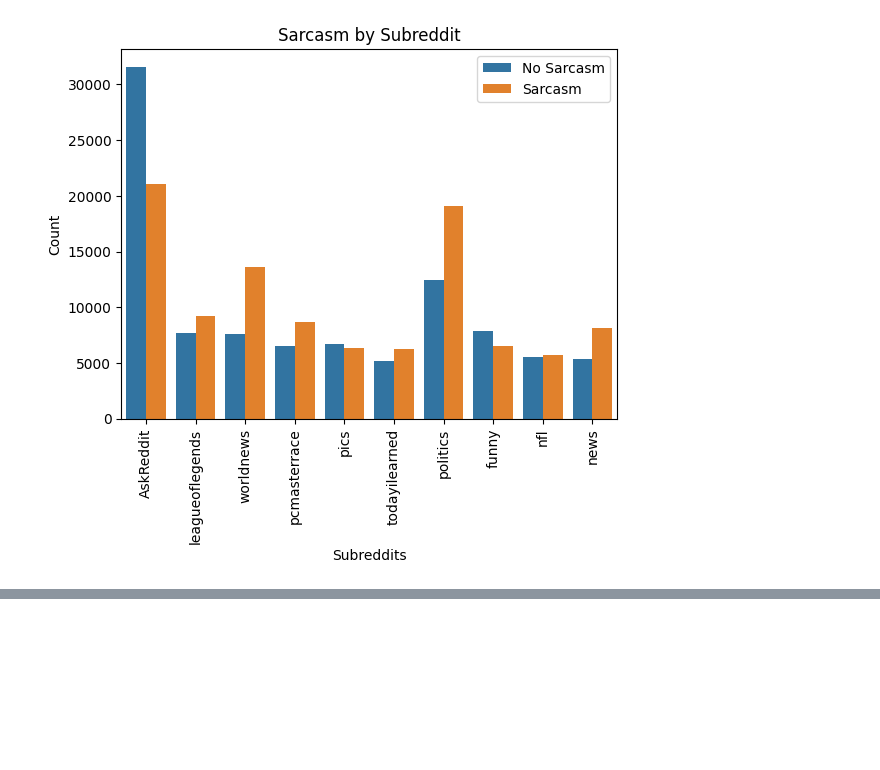
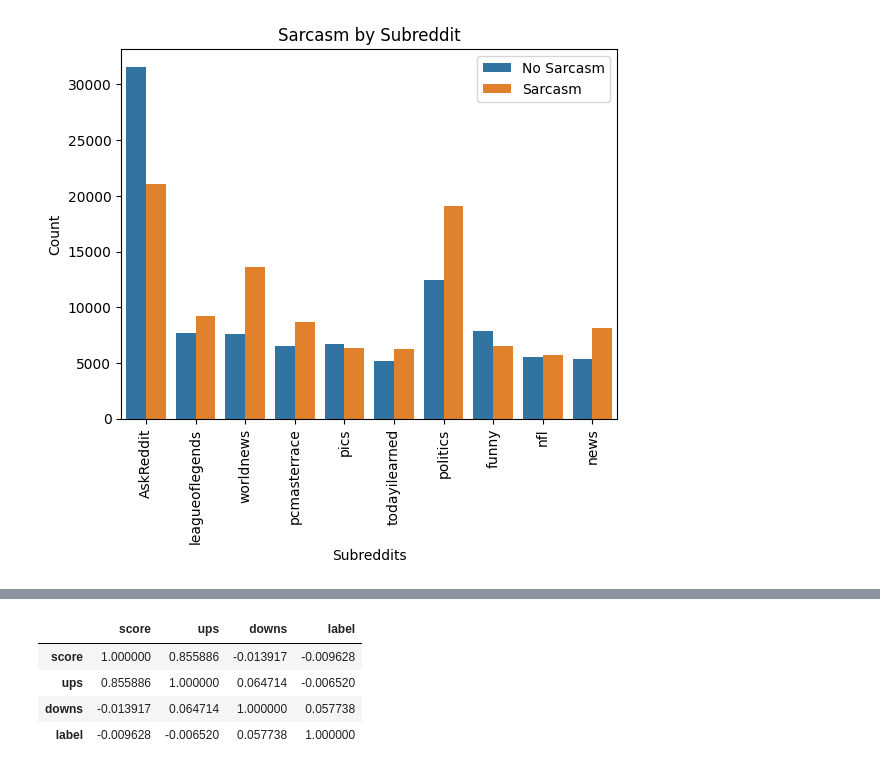
Before and after one commit to brianellis1997/Sarcasm_Detection, a Jupyter notebook: DS_440_Traditional_Models.ipynb, the cells around one changed output, grey strips where cells are left out. Cells and saved outputs as stored; diff of their text form; code cells hidden in the pictures; blank space fills up the shorter version.

Commit message:
Exploring voting variables

```diff
--- a/DS_440_Traditional_Models.ipynb
+++ b/DS_440_Traditional_Models.ipynb
@@ -810,0 +855,21 @@ plt.show()
+# %%
+from scipy.stats import pearsonr
+
+voting_corr = Votes.corr()
+
+# Create an empty DataFrame to store p-values
+p_values = pd.DataFrame(index=voting_corr.index, columns=voting_corr.columns)
+
+# Loop through pairs of variables and calculate correlation and p-value
+for col1 in voting_corr.columns:
+    for col2 in voting_corr.index:
+        corr, p_value = pearsonr(Votes[col1], Votes[col2])
+        p_values.loc[col1, col2] = p_value
+# %%
+voting_corr
+# %% [output]
+|  | score | ups | downs | label |
+| score | 1.000000 | 0.855886 | -0.013917 | -0.009628 |
+| ups | 0.855886 | 1.000000 | 0.064714 | -0.006520 |
+| downs | -0.013917 | 0.064714 | 1.000000 | 0.057738 |
+| label | -0.009628 | -0.006520 | 0.057738 | 1.000000 |
```
Also changed, not shown: parts of 13 cells of this notebook.
